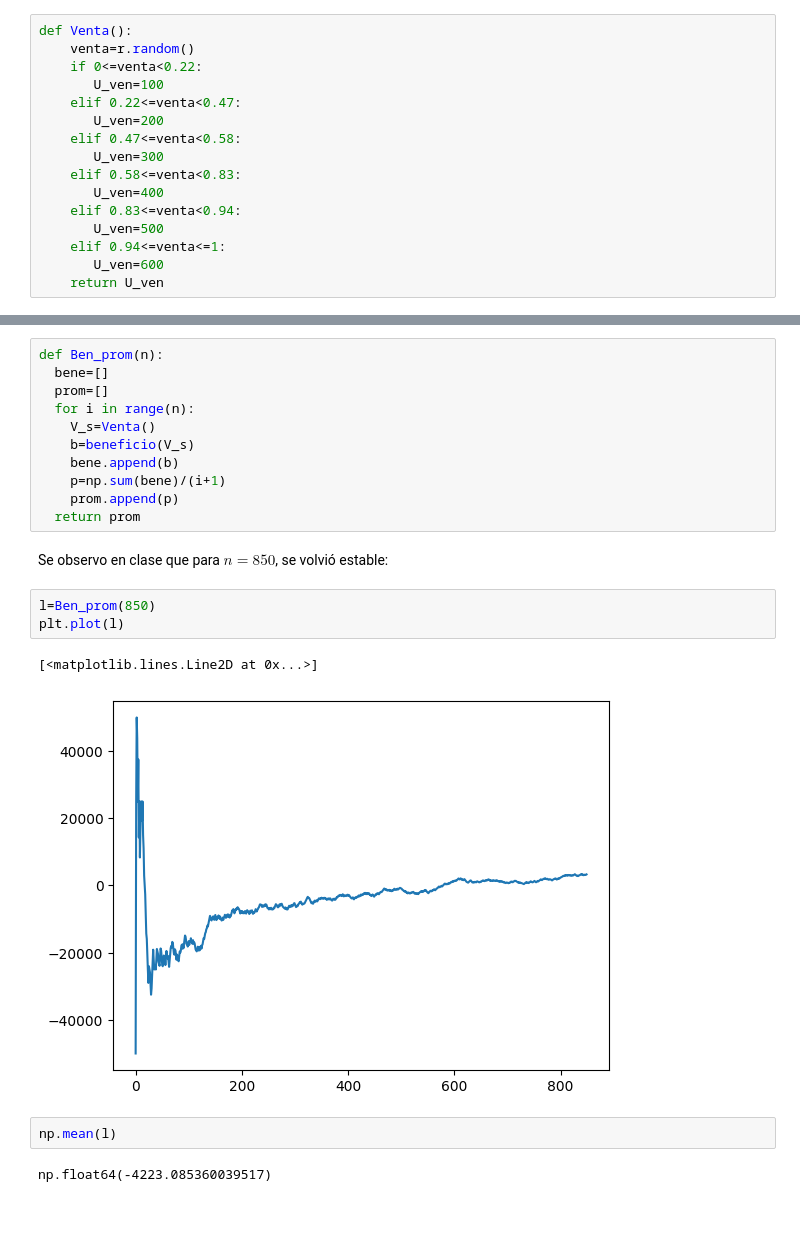
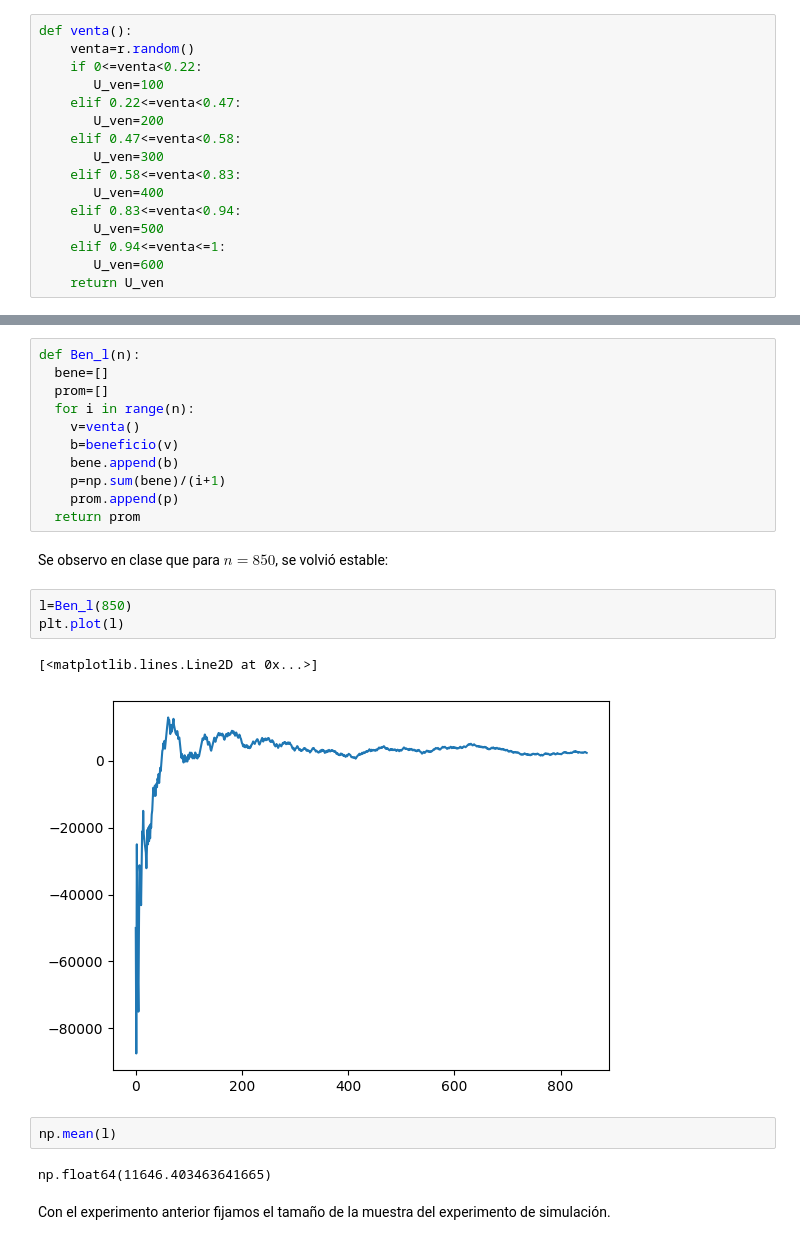
Before and after one commit to LuisManuelCatzoliSoriano/Simulacion-I, a Jupyter notebook: P_E_Comercialización.ipynb, the cells around one changed output, grey strips where cells are left out. Cells and saved outputs as stored; diff of their text form; blank space fills up the shorter version.

```diff
--- a/P_E_Comercialización.ipynb
+++ b/P_E_Comercialización.ipynb
@@ -16,7 +16,7 @@ beneficio(300)
 # %% [output]
 25000
 # %%
-def Venta():
+def venta():
     venta=r.random()
     if 0<=venta<0.22:
        U_ven=100
@@ -38,10 +38,10 @@ Venta()
 # %%
-def Ben_prom(n):
+def Ben_l(n):
   bene=[]
   prom=[]
   for i in range(n):
-    V_s=Venta()
-    b=beneficio(V_s)
+    v=venta()
+    b=beneficio(v)
     bene.append(b)
     p=np.sum(bene)/(i+1)
     prom.append(p)
@@ -49,15 +49,17 @@ def Ben_prom(n):
 # %% [markdown]
 Se observo en clase que para $n=850$, se volvió estable:
 # %%
-l=Ben_prom(850)
+l=Ben_l(850)
 plt.plot(l)
 # %% [output]
 [<matplotlib.lines.Line2D at 0x...>]
-[figure, old version]
+[figure, new version]
 # %%
 np.mean(l)
 # %% [output]
-np.float64(-4223.085360039517)
+np.float64(11646.403463641665)
+# %% [markdown]
+Con el experimento anterior fijamos el tamaño de la muestra del experimento de simulación.
 # %%
 def simu(n):
   simu=[]
```
Also changed, not shown: parts of 8 cells of this notebook.
